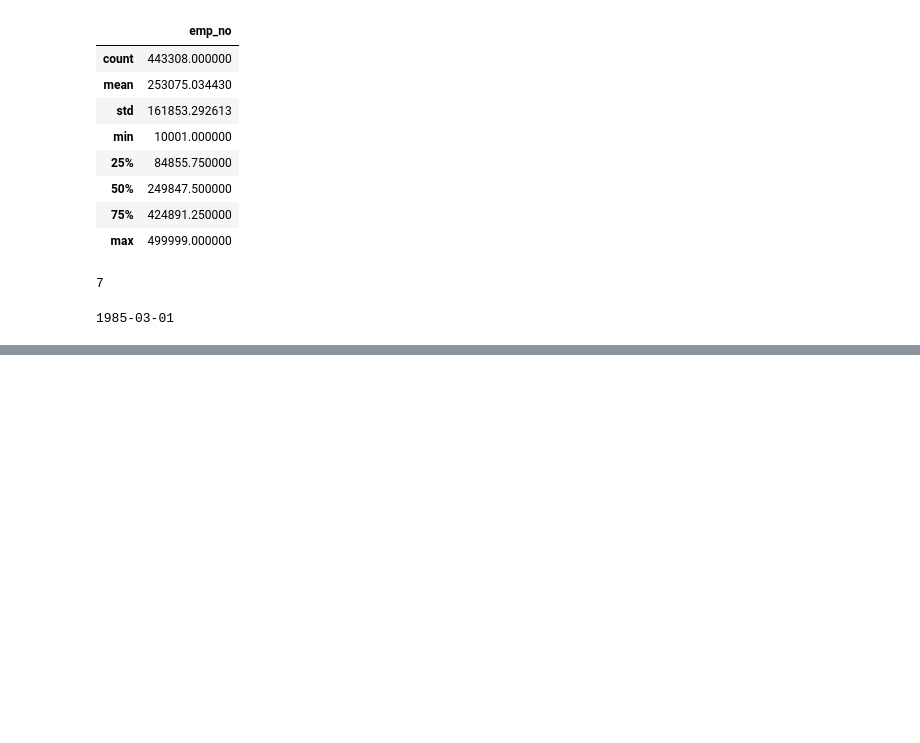
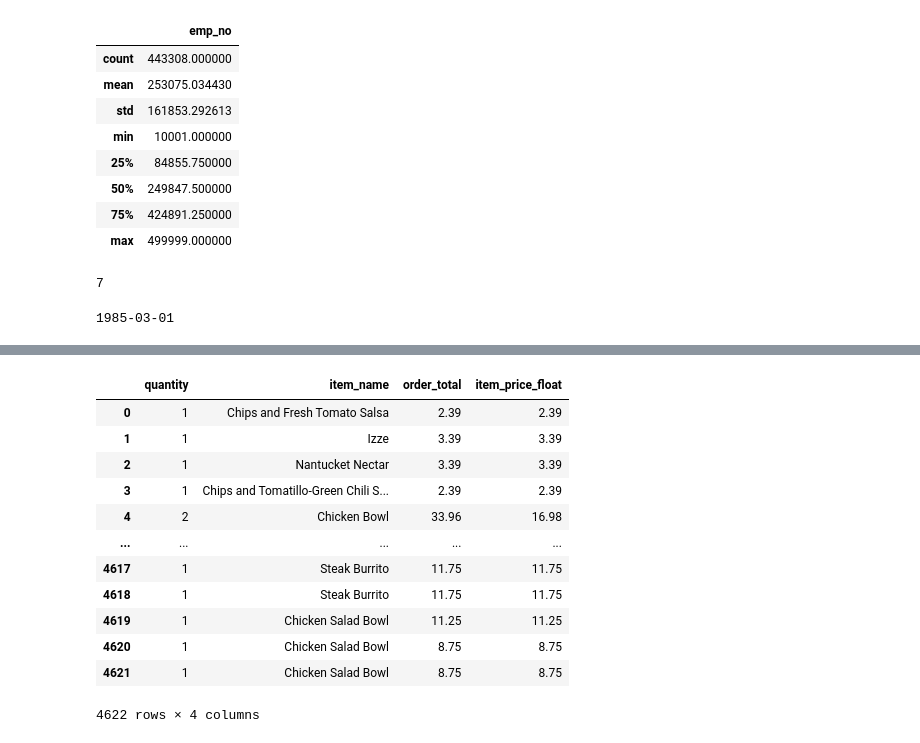
Before and after one commit to wherrickjr/numpy-pandas-visualization-exercises, a Jupyter notebook: advanced_dataframe.ipynb, the cells around one changed output, grey strips where cells are left out. Drawn from its saved outputs; the diff is of its cells as text; code cells hidden in the pictures; blank space fills up the shorter version.

```diff
--- a/advanced_dataframe.ipynb
+++ b/advanced_dataframe.ipynb
@@ -227,0 +244,3 @@ NameError: name 'info' is not defined
+# %%
+query = ('select quantity, item_name, item_price from orders')
+chipotle_df = pd.read_sql(query, url)
@@ -227,0 +265,23 @@ NameError: name 'info' is not defined
+# %%
+chipotle_df['item_price_float'] = convert_dollars_to_float(chipotle_df.item_price)
+# %%
+chipotle_df['order_total'] = chipotle_df.quantity * chipotle_df.item_price_float
+# %%
+total_order = chipotle_df.drop(columns = ['item_price']) ##2 column order_total
+#gives total price
+# %%
+total_order
+# %% [output]
+|  | quantity | item_name | order_total | item_price_float |
+| 0 | 1 | Chips and Fresh Tomato Salsa | 2.39 | 2.39 |
+| 1 | 1 | Izze | 3.39 | 3.39 |
+| 2 | 1 | Nantucket Nectar | 3.39 | 3.39 |
+| 3 | 1 | Chips and Tomatillo-Green Chili S... | 2.39 | 2.39 |
+| 4 | 2 | Chicken Bowl | 33.96 | 16.98 |
+| ... | ... | ... | ... | ... |
+| 4617 | 1 | Steak Burrito | 11.75 | 11.75 |
+| 4618 | 1 | Steak Burrito | 11.75 | 11.75 |
+| 4619 | 1 | Chicken Salad Bowl | 11.25 | 11.25 |
+| 4620 | 1 | Chicken Salad Bowl | 8.75 | 8.75 |
+| 4621 | 1 | Chicken Salad Bowl | 8.75 | 8.75 |
+4622 rows × 4 columns
```
Also changed, not shown: parts of 24 cells of this notebook, 1 other file.
